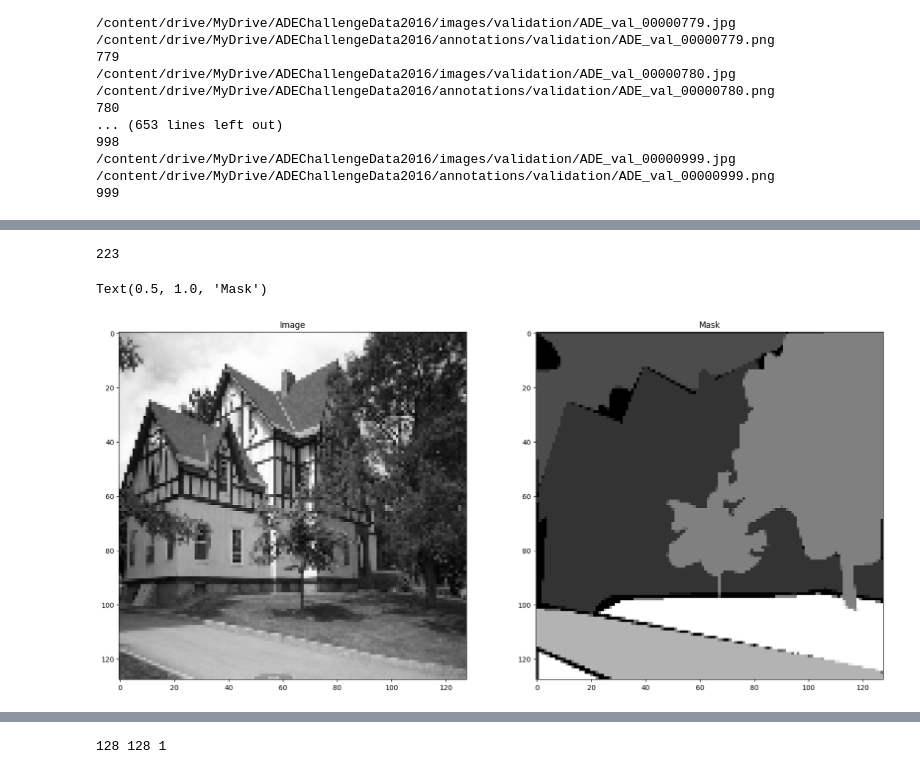
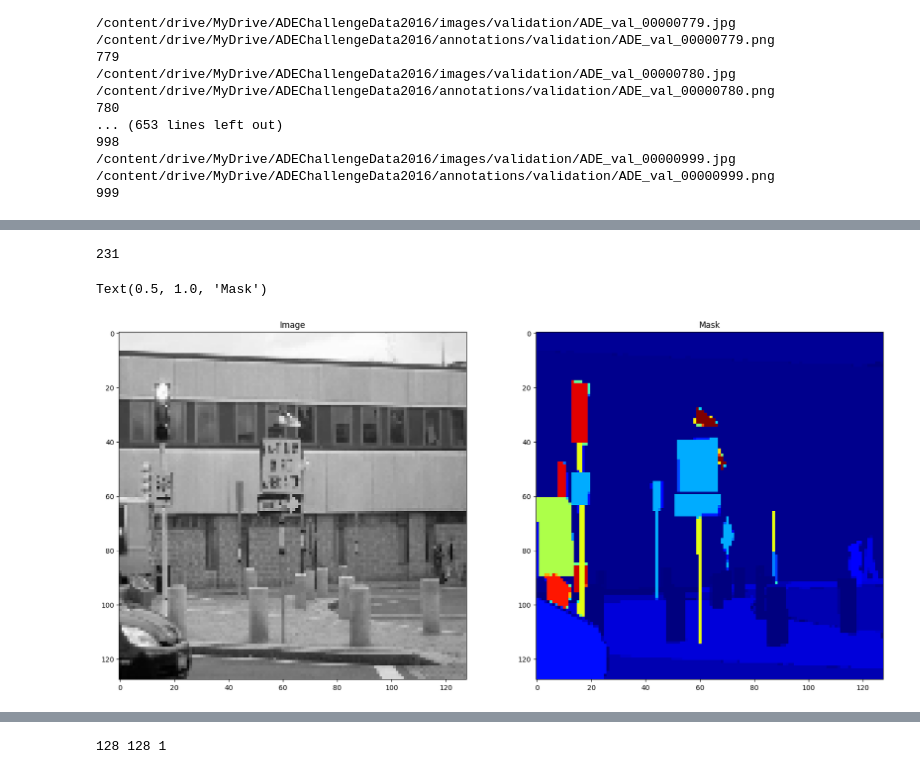
Before and after one commit to SnehalB06/Scene-Parsing, a Jupyter notebook: semantic_segmentation_ade20k_u_net.ipynb, the cells around one changed output, grey strips where cells are left out. Cells and saved outputs as stored; diff of their text form; code cells hidden in the pictures.

```diff
--- a/semantic_segmentation_ade20k_u_net.ipynb
+++ b/semantic_segmentation_ade20k_u_net.ipynb
@@ -223,28 +239,30 @@ for image in random_images:
-# %%
-#print(len(mask_images))
-mask_dataset = []
-for mask in mask_images:
-    #anno_path = os.path.join(annotation_img_path,mask)
-    mask = mask.replace("images", "annotations")
-    #iamges_for_training_annotations.append(mask)
-    if mask.endswith(".png"):
-        mask_dataset.append(load_images_bw_mask(mask))
-
-
-#len(iamges_for_training) /kaggle/input/ade20k-scene-parsing/ADEChallengeData2016/annotations/validation/ADE_val_00000001.png
 # %%
-i=0
-for image in os.listdir(street_training_img):
+def image_selection(traing_img_path, annotation_path):
+  multipleImages = glob.glob(traing_img_path)
+  random_images = list(sample(multipleImages, min(800, len(multipleImages))))
+  mask_images = []
+  image_dataset = []
+  mask_dataset = []
+  i=0
+
+  for image in random_images:
+    #print(image)
     if image.endswith(".jpg"):
         img_path = os.path.join(traing_img_path,image)
-        iamges_for_training.append(img_path)
         mask_name = img_path.split('.jpg')[0] + '.png'
         mask_name = mask_name.replace("images", "annotations")
-        mask_images.append(mask_name)
+        #mask_images.append(mask_name)
         image_dataset.append(load_images_bw(img_path)[:,:,0])
+
+        if mask_name.endswith(".png"):
+          mask_dataset.append(load_images_bw_mask(mask_name))
         i=i+1
-        if i==500:
+        if i==800:
           break
+
+  return image_dataset,mask_dataset
+# %%
+image_dataset,mask_dataset = image_selection(street_training_img,street_training_mask)
 # %%
 len(image_dataset)
 # %% [output]
@@ -256,7 +273,0 @@ len(mask_images),
-# %%
-print(len(mask_images))
-mask_dataset = []
-for mask in mask_images:
-    #anno_path = os.path.join(annotation_img_path,mask)
-    if mask.endswith(".png"):
-        mask_dataset.append(load_images_bw_mask(mask))
@@ -319,20 +312,20 @@ n_classes
 # %%
 # Sanity check...
 import random
 image_number = random.randint(0, len(image_dataset))
 print(image_number)
 #image_number=45
 plt.figure(figsize=(20, 20))
 plt.subplot(121)
 plt.imshow(image_dataset[image_number],cmap='gray')
 plt.title("Image")
 plt.subplot(122)
-plt.imshow(mask_dataset[image_number],cmap='gray')
+plt.imshow(mask_dataset[image_number],cmap='jet')
 plt.title("Mask")
 # %% [output]
-223
+231
 Text(0.5, 1.0, 'Mask')
-[figure, old version]
+[figure, new version]
 # %%
 #Convert list to array for machine learning processing
 train_images = np.array(image_dataset)
```
Also changed, not shown: parts of 52 cells of this notebook.
